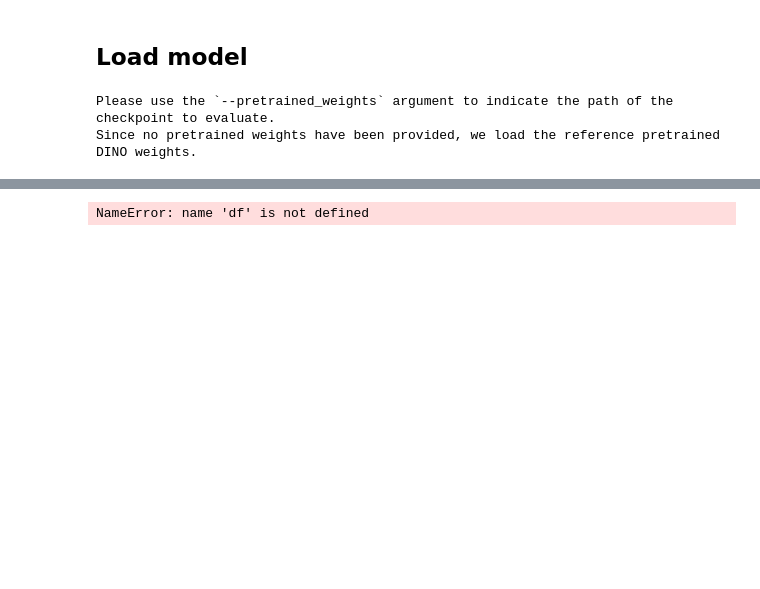
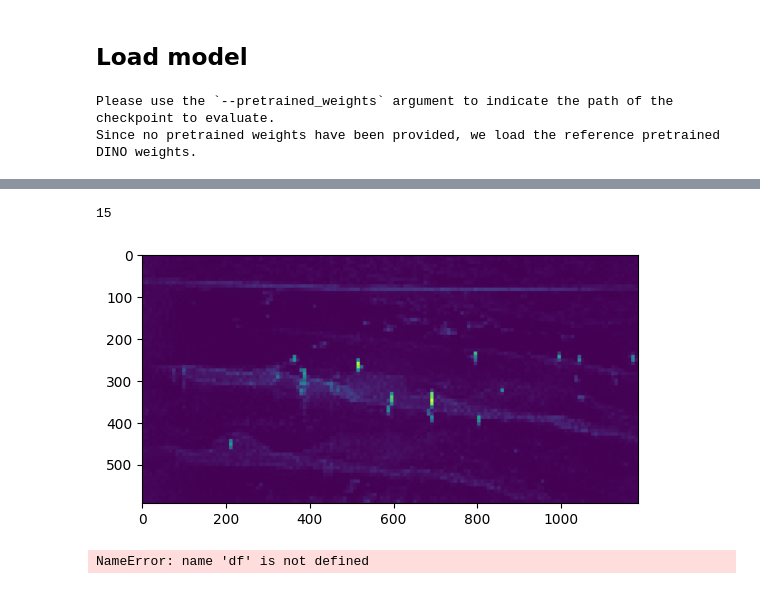
Before and after one commit to tukavic/surf-detection, a Jupyter notebook: dino/prediction_pipeline.ipynb, the cells around one changed output, grey strips where cells are left out. Cells and saved outputs as stored; diff of their text form; code cells hidden in the pictures; blank space fills up the shorter version.

Commit message:
update predict pipeline

```diff
--- a/dino/prediction_pipeline.ipynb
+++ b/dino/prediction_pipeline.ipynb
@@ -64,13 +82,13 @@ else:
 Please use the `--pretrained_weights` argument to indicate the path of the checkpoint to evaluate.
 Since no pretrained weights have been provided, we load the reference pretrained DINO weights.
 # %%
-def load_image(file, image_size):
+def load_image(file, image_size = (592, 1184)):
     '''loads picture and applies torch transforms'''
-    img = cv2.imread(file)
-    img = cv2.cvtColor(img, cv2.COLOR_BGR2RGB)
+    img = Image.open(file)
+    img = img.convert('RGB')
 
     transform = pth_transforms.Compose([
-        pth_transforms.Resize(image_size), # Do we need this?
+        pth_transforms.Resize(image_size),
         pth_transforms.ToTensor(),
         pth_transforms.Normalize((0.485, 0.456, 0.406), (0.229, 0.224, 0.225)),
     ])
@@ -88,10 +106,12 @@ def patch_image(img, patch_size):
 
     return img, w_featmap, h_featmap
 # %%
-def mask_image(model, img, patch_size):
+def mask_image(img, patch_size):
     '''Passes image through model and returns attention mask'''
     img, w_featmap, h_featmap = patch_image(img, patch_size)
+    print(img.shape)
     attentions = model.get_last_selfattention(img.to(device))
+    print(attentions.shape)
     nh = attentions.shape[1] # number of head
 
     # we keep only the output patch attention
@@ -103,20 +123,24 @@ def mask_image(model, img, patch_size):
 
     return heatmap.sum(0).astype('double')
 # %%
-def get_num_blobs(heatimg):
+def get_blobs(heatimg):
     '''
     predicts the number of surfers as the number of
     blobs found in the attention mask of an image
     '''
     blobs = blob_doh(heatimg*256, threshold=0.05, min_sigma = 10, max_sigma=50)
 
-    return len(blobs)
+    return blobs
 # %%
-def predict(row, image_size=(592, 1184), patch_size=8):
-    img = load_img(row['filename'], image_size)
-    global model
-    heatimg = mask_image(model, img, patch_size)
-    num_blobs = get_num_blobs(heatimg)
-    row['pred_num_surfers'] = num_blobs
+def predict(row, patch_size=8):
+    # img = load_img(row['filename'], image_size)
+    img = load_image(row['filename'])
+    print(img.shape)
+    heatimg = mask_image(img, patch_size)
+    blobs = get_blobs(heatimg)
+    num_blobs = len(blobs)
+    # row['pred_num_surfers'] = num_blobs
 
-    return row
+    return num_blobs, blobs, img, heatimg
+n, blobs, img, heatimg = predict(df.iloc[0], patch_size = patch_size)
+print(n)
@@ -123,3 +156,13 @@ def predict(row, image_size=(592, 1184), patch_size=8):
+# %%
+# n, img, heatimg = predict(df.iloc[0], patch_size = patch_size)
+
+print(n)
+plt.imshow(heatimg)
+plt.scatter(blobs[:, 1], blobs[:, 0], c='white')
+plt.show()
+# %% [output]
+15
+[figure, added]
 # %%
 # Get predictions for each image like this?
 df = df.apply(lambda row: predict(row), axis=1)
```
Also changed, not shown: parts of 6 cells of this notebook, 2 other files.
